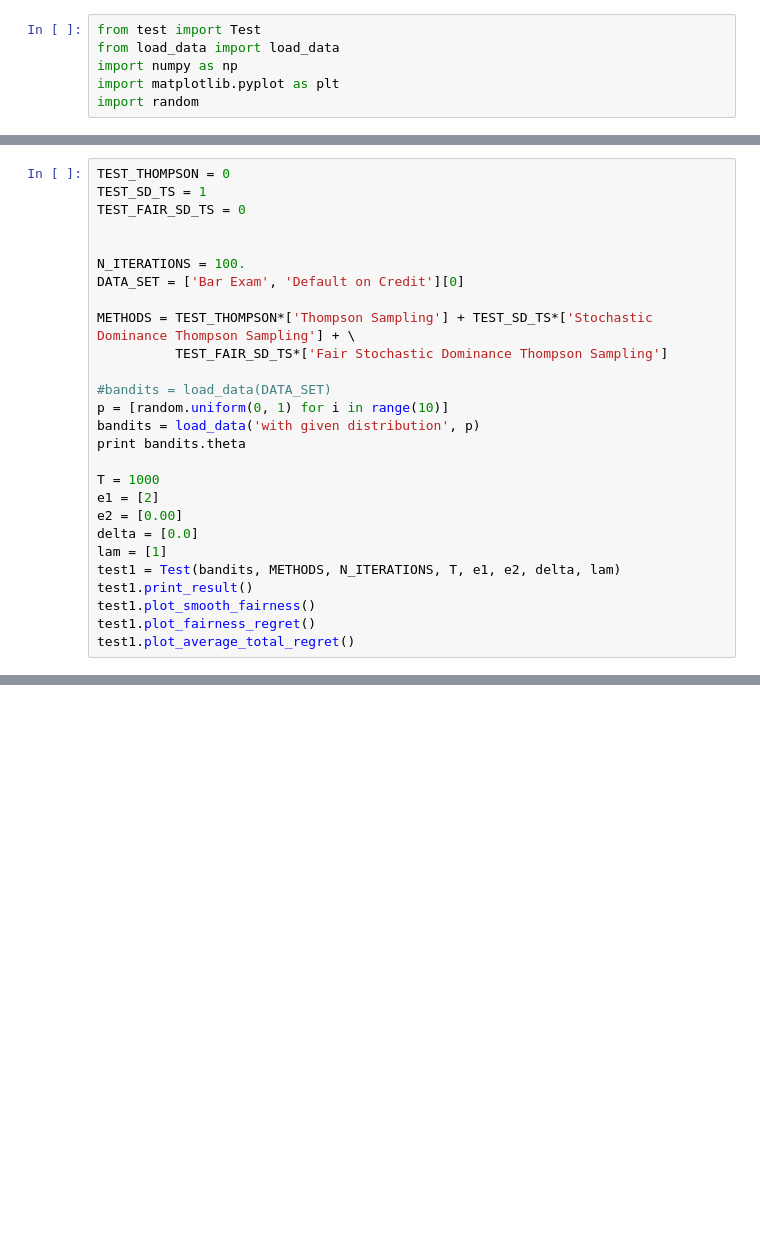
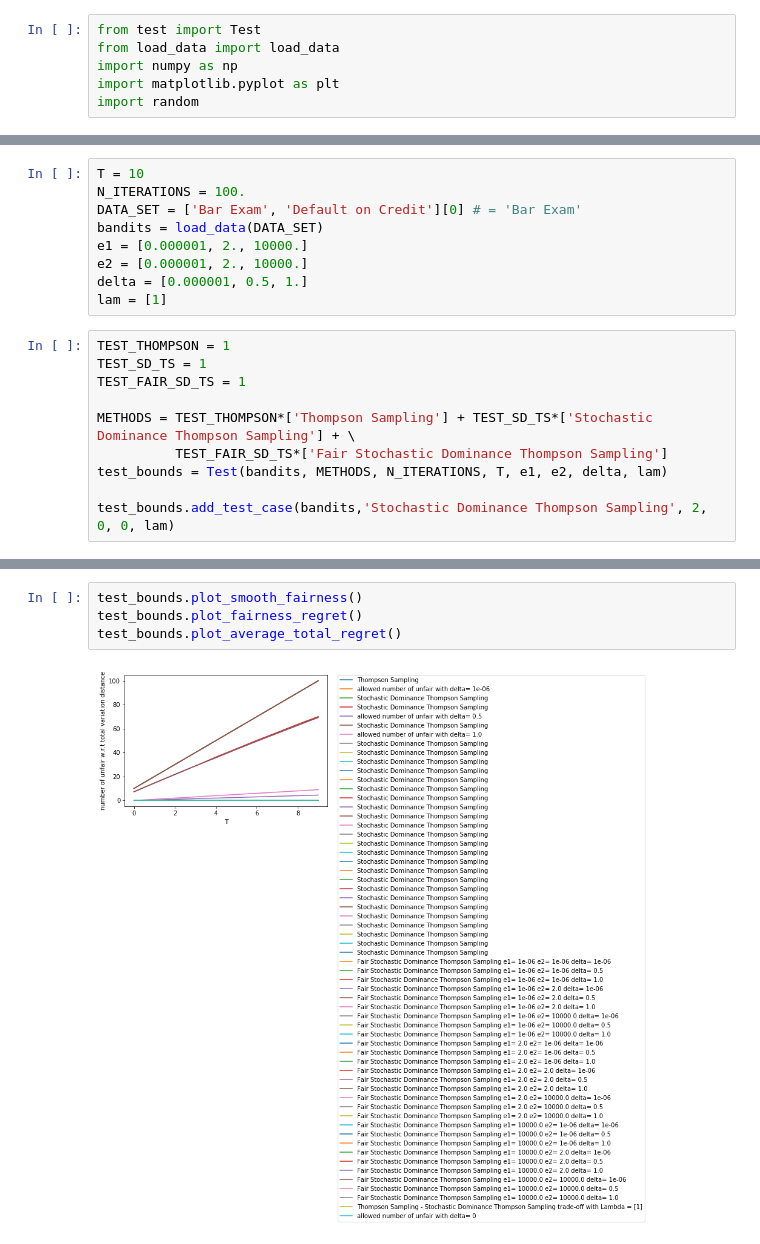
Before and after one commit to antonm94/Fairness_in_Bandits, a Jupyter notebook: Evaluation.ipynb, the cells around one changed output, grey strips where cells are left out. Saved outputs shown, nothing was run; the diff lists cells and outputs as text; blank space fills up the shorter version.

```diff
--- a/Evaluation.ipynb
+++ b/Evaluation.ipynb
@@ -16,27 +7,19 @@ def get_label(test):
+# %%
+T = 10
+N_ITERATIONS = 100.
+DATA_SET = ['Bar Exam', 'Default on Credit'][0] # = 'Bar Exam'
+bandits = load_data(DATA_SET)
+e1 = [0.000001, 2., 10000.]
+e2 = [0.000001, 2., 10000.]
+delta = [0.000001, 0.5, 1.]
+lam = [1]
 # %%
-TEST_THOMPSON = 0
+TEST_THOMPSON = 1
 TEST_SD_TS = 1
-TEST_FAIR_SD_TS = 0
-
-
-N_ITERATIONS = 100.
-DATA_SET = ['Bar Exam', 'Default on Credit'][0]
+TEST_FAIR_SD_TS = 1
 
 METHODS = TEST_THOMPSON*['Thompson Sampling'] + TEST_SD_TS*['Stochastic Dominance Thompson Sampling'] + \
           TEST_FAIR_SD_TS*['Fair Stochastic Dominance Thompson Sampling']
+test_bounds = Test(bandits, METHODS, N_ITERATIONS, T, e1, e2, delta, lam)
 
-#bandits = load_data(DATA_SET)
-p = [random.uniform(0, 1) for i in range(10)]
-bandits = load_data('with given distribution', p)
-print bandits.theta
-
-T = 1000
-e1 = [2]
-e2 = [0.00]
-delta = [0.0]
-lam = [1]
-test1 = Test(bandits, METHODS, N_ITERATIONS, T, e1, e2, delta, lam)
-test1.print_result()
-test1.plot_smooth_fairness()
-test1.plot_fairness_regret()
-test1.plot_average_total_regret()
+test_bounds.add_test_case(bandits,'Stochastic Dominance Thompson Sampling', 2, 0, 0, lam)
@@ -207,0 +46,6 @@ plt.show()
+# %%
+test_bounds.plot_smooth_fairness()
+test_bounds.plot_fairness_regret()
+test_bounds.plot_average_total_regret()
+# %% [output]
+[figure, added]
```
Also changed, not shown: parts of 10 cells of this notebook, 8 other files.
